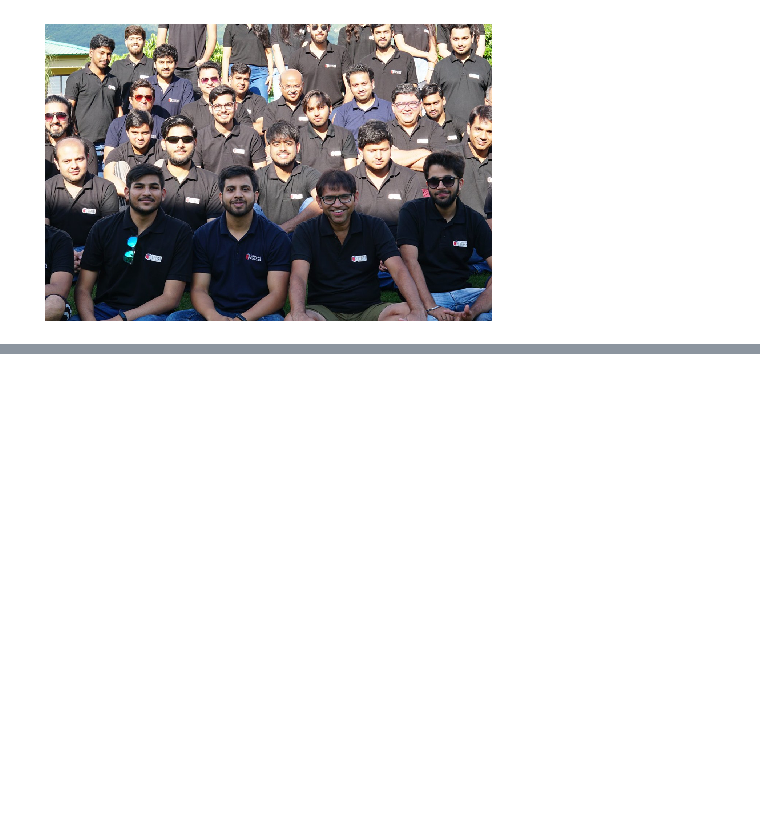
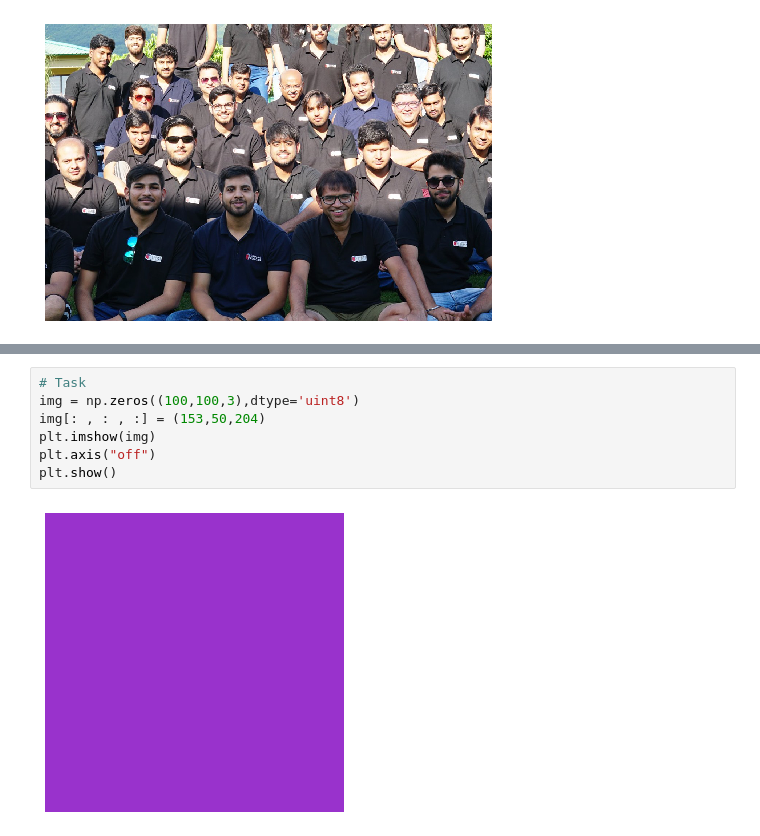
Before and after one commit to prateek27/vit-vellore-2020, a Jupyter notebook: Day-1/02 Python Libraries.ipynb, the cells around one changed output, grey strips where cells are left out. Saved outputs shown, nothing was run; the diff lists cells and outputs as text; blank space fills up the shorter version.

```diff
--- a/Day-1/02 Python Libraries.ipynb
+++ b/Day-1/02 Python Libraries.ipynb
@@ -178,0 +189,9 @@ plt.show()
+# %%
+# Task
+img = np.zeros((100,100,3),dtype='uint8')
+img[: , : , :] = (153,50,204)
+plt.imshow(img)
+plt.axis("off")
+plt.show()
+# %% [output]
+[figure, added]
```
Also changed, not shown: parts of 3 cells of this notebook.
